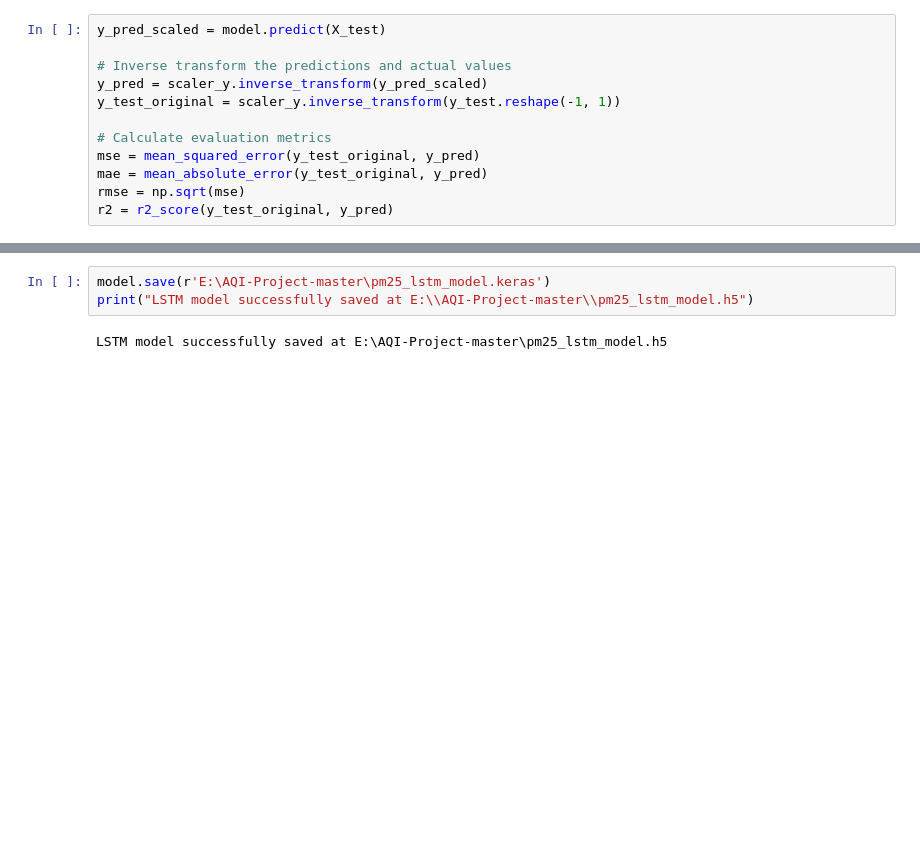
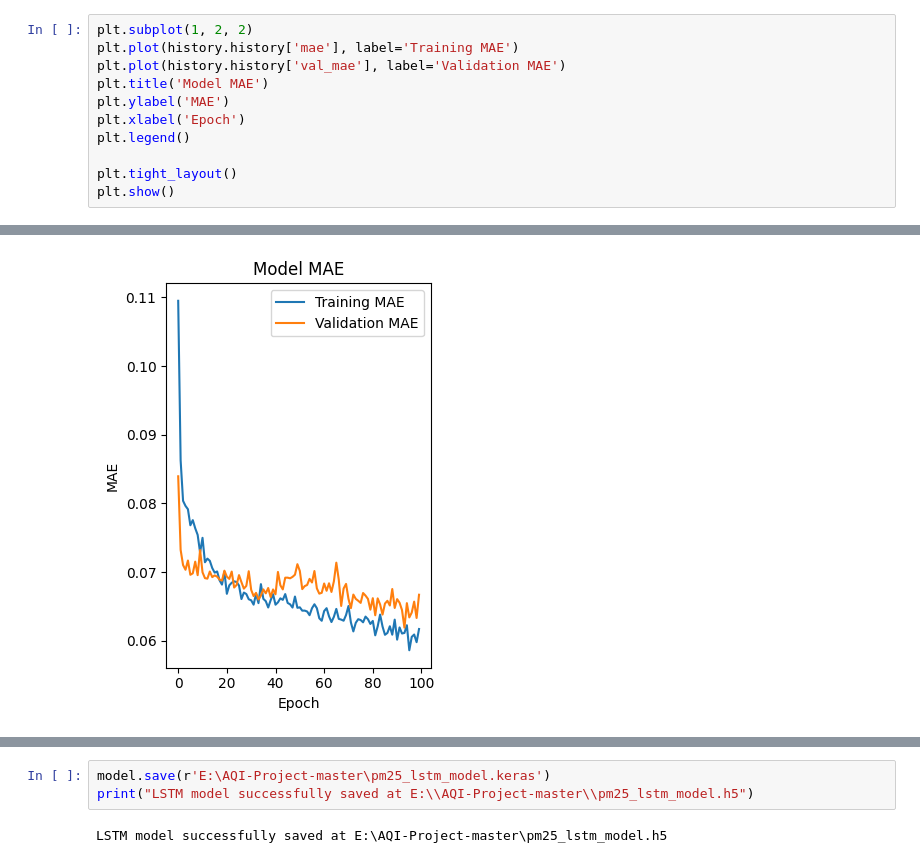
Before and after one commit to Parasuram2530/Infosys-Springboard, a Jupyter notebook: lstm_.ipynb, the cells around one changed output, grey strips where cells are left out. Drawn from its saved outputs; the diff is of its cells as text; blank space fills up the shorter version.

```diff
--- a/lstm_.ipynb
+++ b/lstm_.ipynb
@@ -213,13 +183,12 @@ plt.show()
 # %%
-y_pred_scaled = model.predict(X_test)
+plt.subplot(1, 2, 2)
+plt.plot(history.history['mae'], label='Training MAE')
+plt.plot(history.history['val_mae'], label='Validation MAE')
+plt.title('Model MAE')
+plt.ylabel('MAE')
+plt.xlabel('Epoch')
+plt.legend()
 
-# Inverse transform the predictions and actual values
-y_pred = scaler_y.inverse_transform(y_pred_scaled)
-y_test_original = scaler_y.inverse_transform(y_test.reshape(-1, 1))
-
-# Calculate evaluation metrics
-mse = mean_squared_error(y_test_original, y_pred)
-mae = mean_absolute_error(y_test_original, y_pred)
-rmse = np.sqrt(mse)
-r2 = r2_score(y_test_original, y_pred)
+plt.tight_layout()
+plt.show()
 # %% [output]
@@ -227 +195,2 @@ r2 = r2_score(y_test_original, y_pred)
+[figure, added]
 # %%
```
Also changed, not shown: parts of 14 cells of this notebook, 1 other file.
